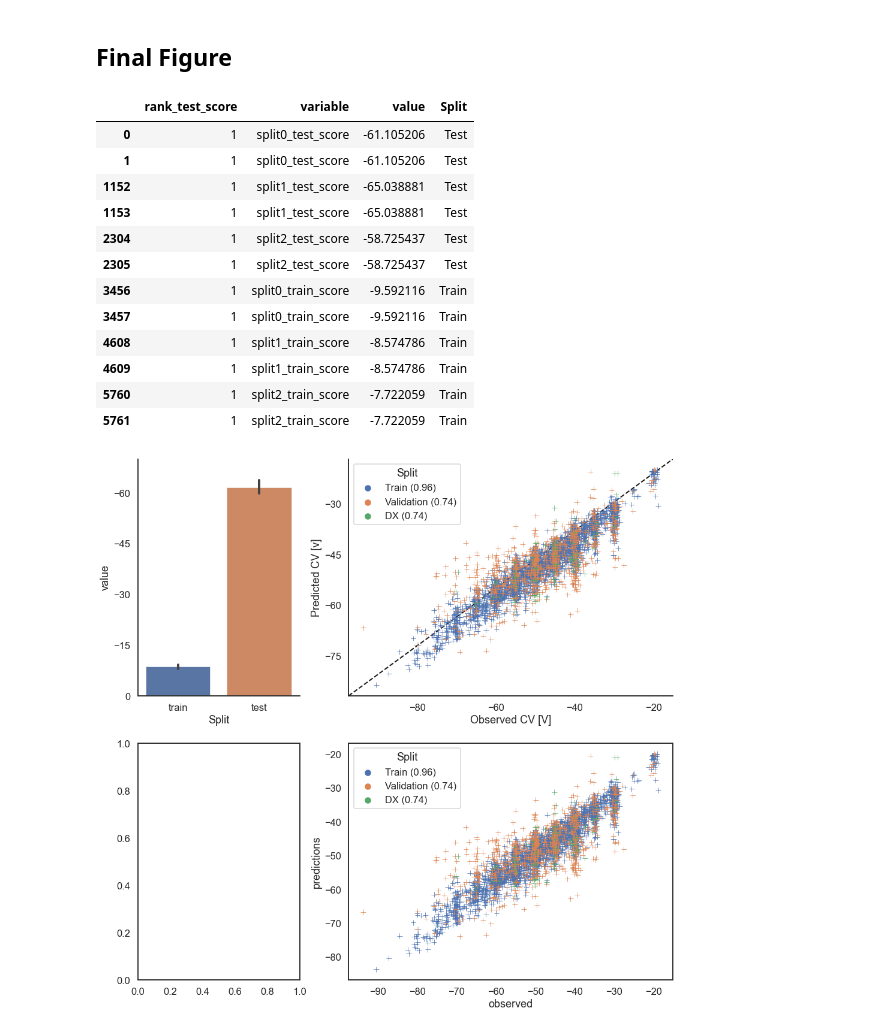
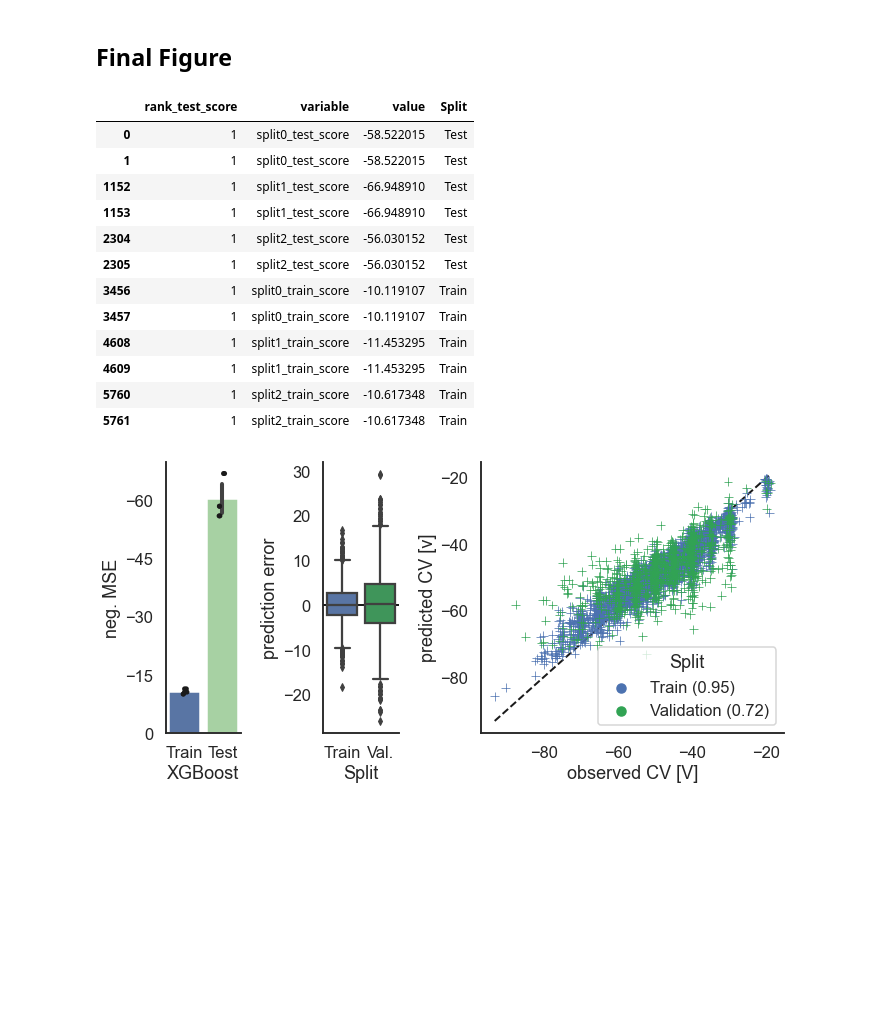
Before and after one commit to harel-coffee/xiFAIMS-auto, a Jupyter notebook: notebooks/xgboost_final.ipynb, the cells around one changed output. Drawn from its saved outputs; the diff is of its cells as text; code cells hidden in the pictures; blank space fills up the shorter version.

```diff
--- a/notebooks/xgboost_final.ipynb
+++ b/notebooks/xgboost_final.ipynb
@@ -22,10 +22,13 @@ import pickle
 import seaborn as sns
 import matplotlib.pyplot as plt
 import shap
+import glob
 shap.initjs()
-data_dic = pickle.load(open(r"..\results\xifaims_8PM4PM_CO_NAVG_small.p", "rb"))
-data_dic = pickle.load(open(r"..\results\xifaims_8PM4PM_CO_AVG_huge.p", "rb"))
-data_dic = pickle.load(open(r"..\results\xifaims_8PM4PM_CO_NAVG_huge.p", "rb"))
+#data_dic = pickle.load(open(r"..\results\xifaims_8PM4PM_CO_NAVG_small.p", "rb"))
+#data_dic = pickle.load(open(r"..\results\xifaims_8PM4PM_CO_AVG_huge.p", "rb"))
+#data_dic = pickle.load(open(r"..\results\xifaims_8PM4PM_CO_NAVG_huge.p", "rb"))
+data_dic = pickle.load(open(r"..\results\xifaims_8PM4PM_OH_NAVG_huge.p", "rb"))
+
 #data_dic = pickle.load(open(r"..\results\xifaims_8PM4PM_OH_AVG_tiny.p", "rb"))
 
 data_dic.keys()
@@ -232,43 +247,57 @@ shap.dependence_plot("m/z", shap_values, X)
 res_melt
 # %% [output]
 |  | rank_test_score | variable | value | Split |
-| 0 | 1 | split0_test_score | -61.105206 | Test |
-| 1 | 1 | split0_test_score | -61.105206 | Test |
-| 1152 | 1 | split1_test_score | -65.038881 | Test |
-| 1153 | 1 | split1_test_score | -65.038881 | Test |
-| 2304 | 1 | split2_test_score | -58.725437 | Test |
-| 2305 | 1 | split2_test_score | -58.725437 | Test |
-| 3456 | 1 | split0_train_score | -9.592116 | Train |
-| 3457 | 1 | split0_train_score | -9.592116 | Train |
-| 4608 | 1 | split1_train_score | -8.574786 | Train |
-| 4609 | 1 | split1_train_score | -8.574786 | Train |
-| 5760 | 1 | split2_train_score | -7.722059 | Train |
-| 5761 | 1 | split2_train_score | -7.722059 | Train |
+| 0 | 1 | split0_test_score | -58.522015 | Test |
+| 1 | 1 | split0_test_score | -58.522015 | Test |
+| 1152 | 1 | split1_test_score | -66.948910 | Test |
+| 1153 | 1 | split1_test_score | -66.948910 | Test |
+| 2304 | 1 | split2_test_score | -56.030152 | Test |
+| 2305 | 1 | split2_test_score | -56.030152 | Test |
+| 3456 | 1 | split0_train_score | -10.119107 | Train |
+| 3457 | 1 | split0_train_score | -10.119107 | Train |
+| 4608 | 1 | split1_train_score | -11.453295 | Train |
+| 4609 | 1 | split1_train_score | -11.453295 | Train |
+| 5760 | 1 | split2_train_score | -10.617348 | Train |
+| 5761 | 1 | split2_train_score | -10.617348 | Train |
 # %%
 from matplotlib import ticker
+predictions_df_TV = predictions_df[~predictions_df["Split"].str.contains("DX")]
+order_cor = predictions_df_TV["Split"].unique()
+
+train_col = "C0"
+test_col =  "#a1d99b"
+val_col = "#31a354"
+
 sns.set(style="white", context="talk")
-gridspec_kw={'width_ratios':[0.5, 1]}
-f, ((ax0, ax1), (ax2, ax3)) = plt.subplots(2, 2, figsize=(16, 16), gridspec_kw=gridspec_kw)
+gridspec_kw={'width_ratios':[0.25, 0.25,  1]}
+f, (ax0, ax2, ax1) = plt.subplots(1, 3, figsize=(10, 5), gridspec_kw=gridspec_kw)
 
 # bar plot
-ax0 = sns.barplot(x="Split", y="value", data=res_melt, ax=ax0, order=["Train", "Test"])
+ax0 = sns.barplot(x="Split", y="value", data=res_melt, ax=ax0, order=["Train", "Test"], palette={"Train": train_col, "Test": test_col})
+ax0 = sns.stripplot(x="Split", y="value", data=res_melt, ax=ax0, order=["Train", "Test"], color="k")
 ax0.set_ylim(0, -70)
-ax0.set(xlabel="XGBoost", ylabel="neg. mean squared error")
+ax0.set(xlabel="XGBoost", ylabel="neg. MSE")
 ax0.yaxis.set_major_locator(ticker.MaxNLocator(5))
 sns.despine(ax=ax0)
 
-ax1 = sns.scatterplot(y="predictions", x="observed", hue="Split", data=predictions_df, marker="+", s=80, ax=ax1)
-x0, x1 = ax1.get_xlim()
-y0, y1 = ax1.get_ylim()
-ax1.plot([x0, x1], [y0, y1], ls="--", zorder=-1, lw=2, c="k")
-ax1.set(xlabel="Observed CV [V]", ylabel="Predicted CV [v]")
+
+ax2 = sns.boxplot(x="Split", y="diff", data=predictions_df_TV, ax=ax2, palette={order_cor[0]: train_col, order_cor[1]: val_col})
+ax2.axhline(0, lw=2, c="k", zorder=-1)
+ax2.set(xticklabels=["Train", "Val."], ylabel="prediction error")
+sns.despine(ax=ax2)
+
+ax1 = sns.scatterplot(y="predictions", x="observed", hue="Split", data=predictions_df_TV, marker="+", s=80, ax=ax1, palette={order_cor[0]: train_col, order_cor[1]: val_col})
+xmin = predictions_df_TV[["predictions", "observed"]].min().min()
+xmax = predictions_df_TV[["predictions", "observed"]].max().max()
+ax1.plot([xmin, xmax], [xmin, xmax], ls="--", zorder=-1, lw=2, c="k")
+ax1.set(xlabel="observed CV [V]", ylabel="predicted CV [v]")
 ax1.yaxis.set_major_locator(ticker.MaxNLocator(5))
 ax1.xaxis.set_major_locator(ticker.MaxNLocator(5))
-ax1.set(xlim=(x0, x1), ylim=(y0, y1))
 sns.despine(ax=ax1)
 
+plt.tight_layout()
 
-ax2 = sns.barplot(x="Split", y="value", data=res_melt, ax=ax0, order=["train", "test"])
-ax3 = sns.scatterplot(y="predictions", x="observed", hue="Split", data=predictions_df, marker="+", s=80, ax=ax3)
+#ax2 = sns.barplot(x="Split", y="value", data=res_melt, ax=ax0, order=["train", "test"])
+#ax3 = sns.scatterplot(y="predictions", x="observed", hue="Split", data=predictions_df, marker="+", s=80, ax=ax3)
 # %% [output]
-[figure, old version]
+[figure, new version]
```
Also changed, not shown: parts of 15 cells of this notebook, 5 other files.
